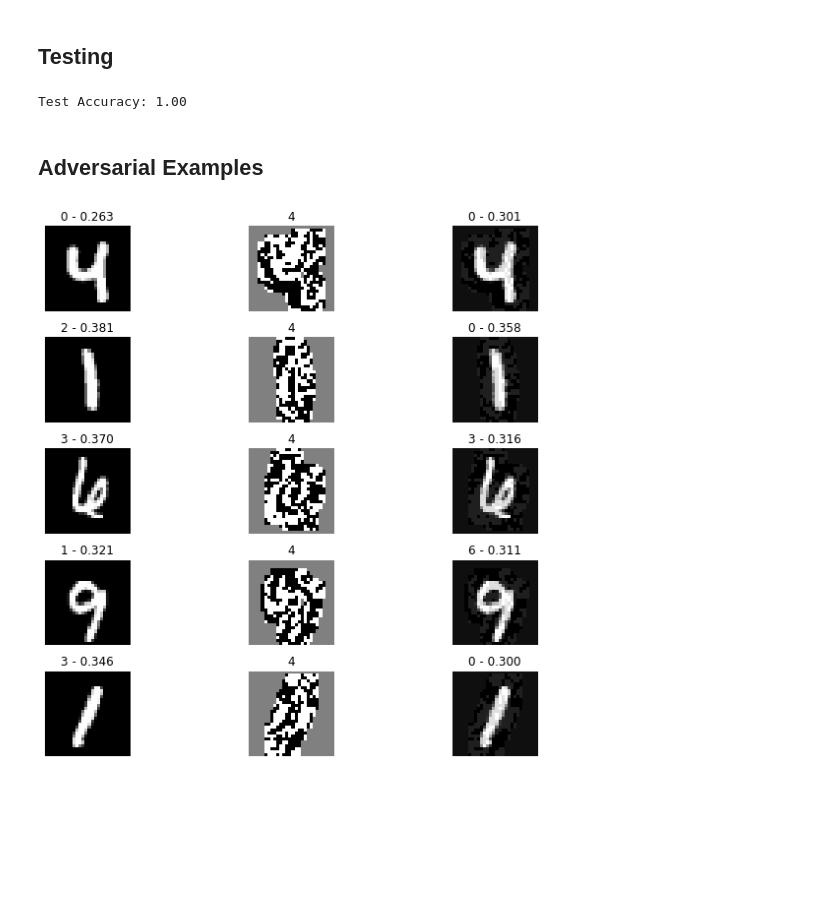
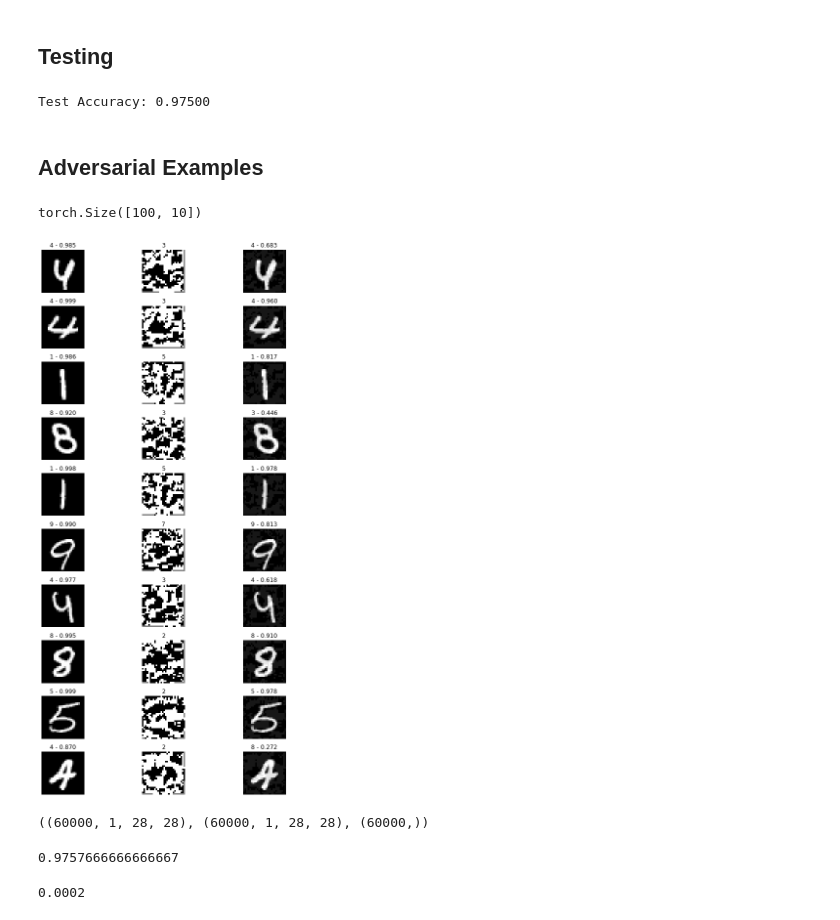
Before and after one commit to Cambridge-Uni-MLMI-Advanced-ML-21-22-G7/Explaining-and-Harnessing-Adversarial-Examples, a Jupyter notebook: pytorch_mnist.ipynb, the cells around one changed output. Cells and saved outputs as stored; diff of their text form; code cells hidden in the pictures; blank space fills up the shorter version.

Commit message:
Adverserial example data

```diff
--- a/pytorch_mnist.ipynb
+++ b/pytorch_mnist.ipynb
@@ -124,6 +124,6 @@ criterion
 # %% [output]
 CrossEntropyLoss()
 # %%
-optimizer = optim.Adam(cnn.parameters(), lr=0.01)
+optimizer = optim.SGD(cnn.parameters(), lr=0.01)
 optimizer
 # %% [output]
@@ -138,11 +138,13 @@ Parameter Group 0
 # %% [markdown]
 ## Training
 # %%
-num_epochs = 10
+num_epochs = 20
 total_step = len(train_loader)
 
 cnn.train()
 
+final_bx_arrs = []
+final_by_arrs = []
 for epoch in range(num_epochs):
     for i, (inputs, labels) in enumerate(train_loader):
         b_x = Variable(inputs, requires_grad=True)
@@ -157,4 +159,8 @@ for epoch in range(num_epochs):
 
         if (i+1) % 100 == 0:
             print (f'Epoch [{epoch+1}/{num_epochs}], Step [{i+1}/{total_step}], Loss: {loss.item():.4f}')
+
+        if epoch == num_epochs-1:
+            final_bx_arrs.append(b_x)
+            final_by_arrs.append(b_y)
 # %% [output]
@@ -180,52 +186,57 @@ Epoch [10/10], Step [600/600], Loss: 0.0002
 # %%
 cnn.eval()
 
+accuracy = 0
 for inputs, labels in test_loader:
     test_output = cnn(inputs)
     pred_y = torch.max(test_output, 1).indices
-    accuracy = (pred_y == labels).sum().item() / float(labels.size(0))
+    accuracy += (1/len(test_loader))*(pred_y == labels).sum().item() / float(labels.size(0))
 
-print(f'Test Accuracy: {accuracy:.2f}')
+print(f'Test Accuracy: {accuracy:.5f}')
 # %% [output]
-Test Accuracy: 1.00
+Test Accuracy: 0.97500
 # %% [markdown]
 ## Adversarial Examples
 # %%
 cnn.eval()
 
-epsilon = 0.07
+epsilon = 0.05
 
 orig_output = cnn(b_x.data)
-orig_output_norm = (orig_output/orig_output.sum(axis=1)[:,None])
-orig_preds = orig_output_norm.max(axis=1).indices
-orig_conf = orig_output_norm.max(axis=1).values
+orig_output_softmax = torch.nn.functional.softmax(orig_output, dim=1)
+orig_preds = orig_output_softmax.max(axis=1).indices
+orig_conf = orig_output_softmax.max(axis=1).values
 
 grad_preds = torch.max(cnn(np.sign(b_x.grad.sign())), 1).indices
 
 adv_output = cnn(b_x.data + epsilon*np.sign(b_x.grad))
-adv_output_norm = (adv_output/adv_output.sum(axis=1)[:,None])
-adv_preds = adv_output_norm.max(axis=1).indices
-adv_conf = adv_output_norm.max(axis=1).values
+adv_output_softmax = torch.nn.functional.softmax(adv_output, dim=1)
+adv_preds = adv_output_softmax.max(axis=1).indices
+adv_conf = adv_output_softmax.max(axis=1).values
+# %%
+orig_output_softmax.shape
+# %% [output]
+torch.Size([100, 10])
 # %%
 example_start_ind = 0
-n_examples = 5
-fig, ax = plt.subplots(n_examples, 3, figsize=(10, 8))
+n_examples = 10
+fig, ax = plt.subplots(n_examples, 3, figsize=(10, 16))
 for i, j in enumerate(range(example_start_ind, example_start_ind+n_examples)):
     orig_img = b_x.data[j, :, :, :].squeeze()
     grad_img = (b_x.grad.sign())[j, :, :, :].squeeze()
     adv_img = orig_img + epsilon*grad_img
 
     ax[i,0].imshow(orig_img, cmap="gray")
     ax[i,0].set_title(f'{orig_preds[j].item()} - {orig_conf[j].item():.3f}')
     ax[i,0].axis('off')
 
     ax[i,1].imshow(grad_img, cmap="gray")
     ax[i,1].set_title(grad_preds[j].item())
     ax[i,1].axis('off')
 
     ax[i,2].imshow(adv_img, cmap="gray")
     ax[i,2].set_title(f'{adv_preds[j].item()} - {adv_conf[j].item():.3f}')
     ax[i,2].axis('off')
 fig.tight_layout()
 # %% [output]
-[figure, old version]
+[figure, new version]
@@ -231,0 +257,18 @@ fig.tight_layout()
+# %%
+original_bx.shape, grad_bx.shape, total_by.shape
+# %% [output]
+((60000, 1, 28, 28), (60000, 1, 28, 28), (60000,))
+# %%
+test_output = cnn(torch.tensor(original_bx))
+pred_y = torch.max(test_output, 1).indices
+accuracy = (pred_y == torch.tensor(total_by)).sum().item() / float(total_by.size)
+accuracy
+# %% [output]
+0.9757666666666667
+# %%
+test_output = cnn(torch.tensor(grad_bx))
+pred_y = torch.max(test_output, 1).indices
+accuracy = (pred_y == torch.tensor(total_by)).sum().item() / float(total_by.size)
+accuracy
+# %% [output]
+0.0002
```
Also changed, not shown: parts of 6 cells of this notebook, 1 other file.
